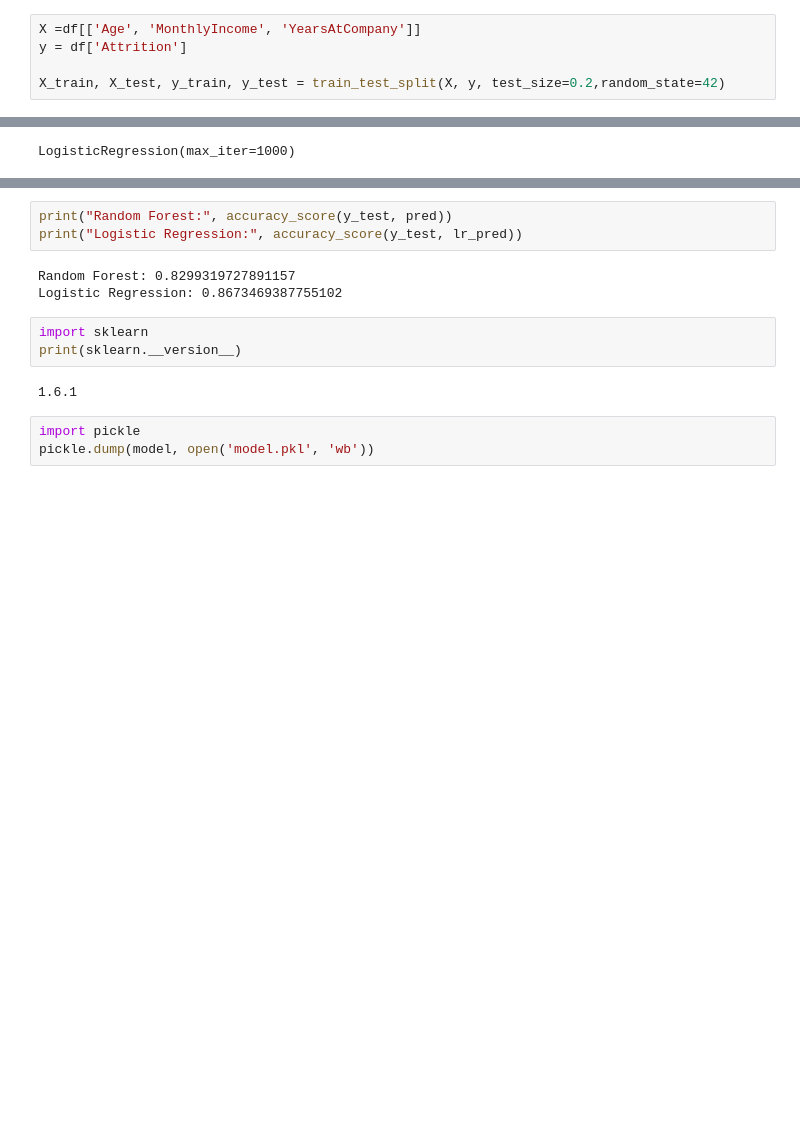
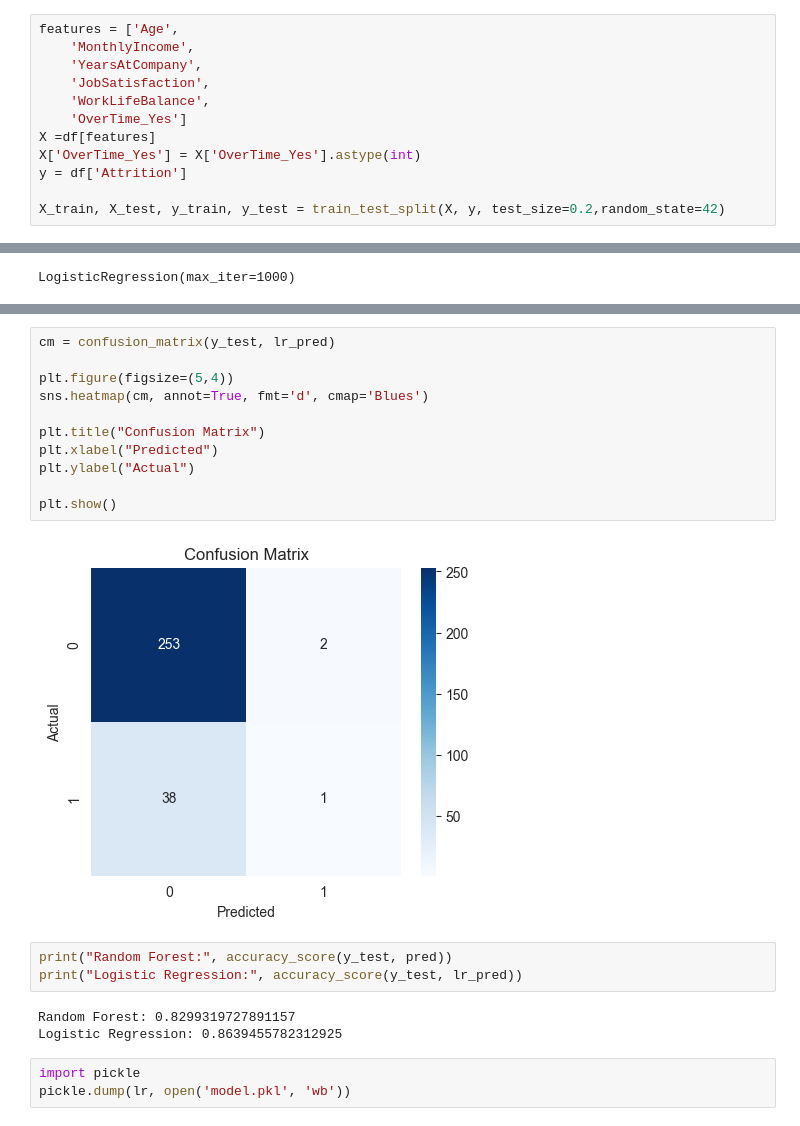
Before and after one commit to rajesh5792/EMPLOYEE-ATTRITION-PROJECT, a Jupyter notebook: EDA.ipynb, the cells around one changed output, grey strips where cells are left out. Cells and saved outputs as stored; diff of their text form; blank space fills up the shorter version.

Commit message:
Switched to Logistic Regression model and some changes in logics

```diff
--- a/EDA.ipynb
+++ b/EDA.ipynb
@@ -186,5 +214,12 @@ from sklearn.model_selection import train_test_split
 # %%
-X =df[['Age', 'MonthlyIncome', 'YearsAtCompany']]
+features = ['Age',
+    'MonthlyIncome',
+    'YearsAtCompany',
+    'JobSatisfaction',
+    'WorkLifeBalance',
+    'OverTime_Yes']
+X =df[features]
+X['OverTime_Yes'] = X['OverTime_Yes'].astype(int)
 y = df['Attrition']
 
 X_train, X_test, y_train, y_test = train_test_split(X, y, test_size=0.2,random_state=42)
@@ -251,14 +311,22 @@ Logistic Regression Accuracy: 0.8673469387755102
+# %%
+cm = confusion_matrix(y_test, lr_pred)
+
+plt.figure(figsize=(5,4))
+sns.heatmap(cm, annot=True, fmt='d', cmap='Blues')
+
+plt.title("Confusion Matrix")
+plt.xlabel("Predicted")
+plt.ylabel("Actual")
+
+plt.show()
+# %% [output]
+[figure, added]
 # %%
 print("Random Forest:", accuracy_score(y_test, pred))
 print("Logistic Regression:", accuracy_score(y_test, lr_pred))
 # %% [output]
 Random Forest: 0.8299319727891157
-Logistic Regression: 0.8673469387755102
+Logistic Regression: 0.8639455782312925
-# %%
-import sklearn
-print(sklearn.__version__)
-# %% [output]
-1.6.1
 # %%
 import pickle
-pickle.dump(model, open('model.pkl', 'wb'))
+pickle.dump(lr, open('model.pkl', 'wb'))
```
Also changed, not shown: parts of 9 cells of this notebook, 3 other files.
